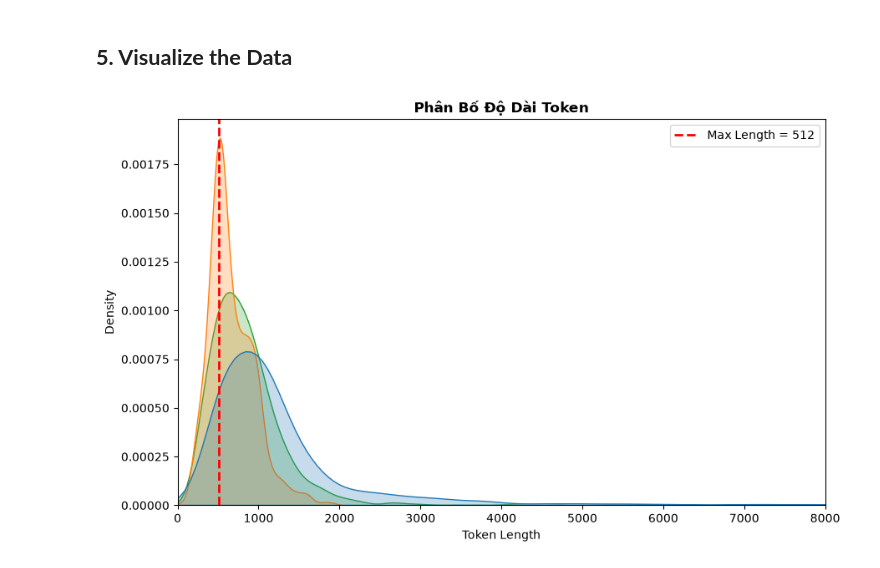
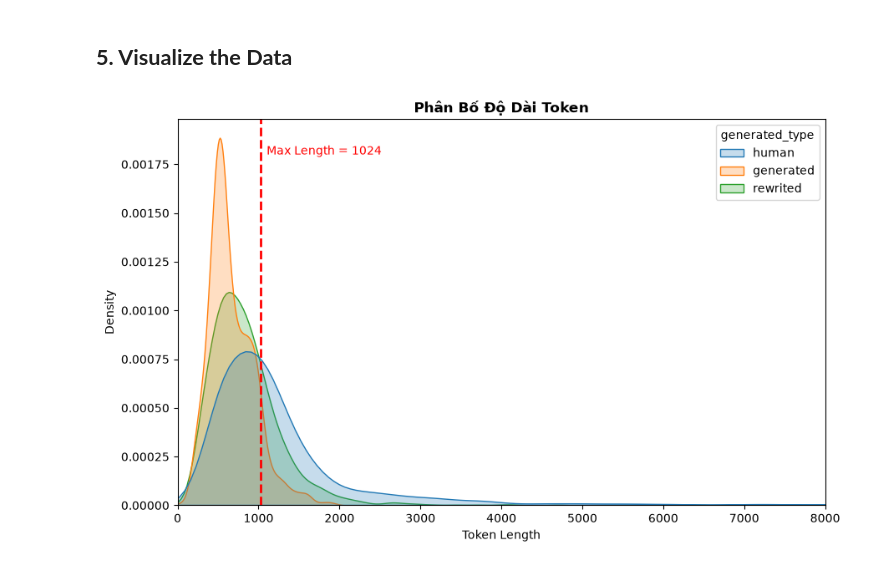
Before and after one commit to deckardLong/ai-content-detection, a Jupyter notebook: notebooks/02_preprocessing.ipynb, the cells around one changed output. Drawn from its saved outputs; the diff is of its cells as text; code cells hidden in the pictures.

Commit message:
Add attention mask and input ids

```diff
--- a/notebooks/02_preprocessing.ipynb
+++ b/notebooks/02_preprocessing.ipynb
@@ -47,12 +47,16 @@ it_ai_human_df.head()
 it_ai_human_df['tokens'] = it_ai_human_df['cleaned_text'].apply(
     lambda x: tokenizer.tokenizer(
         x,
-        max_length=512,
+        max_length=1024,
         truncation=True,
         padding='max_length',
         return_tensors='pt'
-    )['input_ids']
+    )
 )
+# %%
+# Extract input_ids + attention_mask
+it_ai_human_df['input_ids'] = it_ai_human_df['tokens'].apply(lambda x: x['input_ids'][0].tolist())
+it_ai_human_df['attention_mask'] = it_ai_human_df['tokens'].apply(lambda x: x['attention_mask'][0].tolist())
 # %%
 it_ai_human_df.head()
 # %% [output]
@@ -78,25 +82,24 @@ it_ai_human_df['token_length'] = it_ai_human_df['cleaned_text'].apply(
 # %%
 plt.figure(figsize=(10, 6))
 sns.kdeplot(
     data=it_ai_human_df,
     x='token_length',
     hue='generated_type',
     fill=True,
     common_norm=False
 )
 plt.axvline(
-    x=512,
+    x=1024,
     color='red',
     linestyle='--',
     linewidth=2,
-    label='Max Length = 512'
 )
+plt.text(1100, 0.0018, 'Max Length = 1024', color='red')
 plt.title('Phân Bố Độ Dài Token', fontweight='bold')
 plt.xlabel('Token Length')
 plt.xlim(0, 8000)
 plt.ylabel('Density')
-plt.legend()
 plt.savefig('../figures/preprocessing/token_length_kde_plot.png')
 plt.show()
 # %% [output]
-[figure, old version]
+[figure, new version]
```
Also changed, not shown: parts of 6 cells of this notebook, 4 other files.
